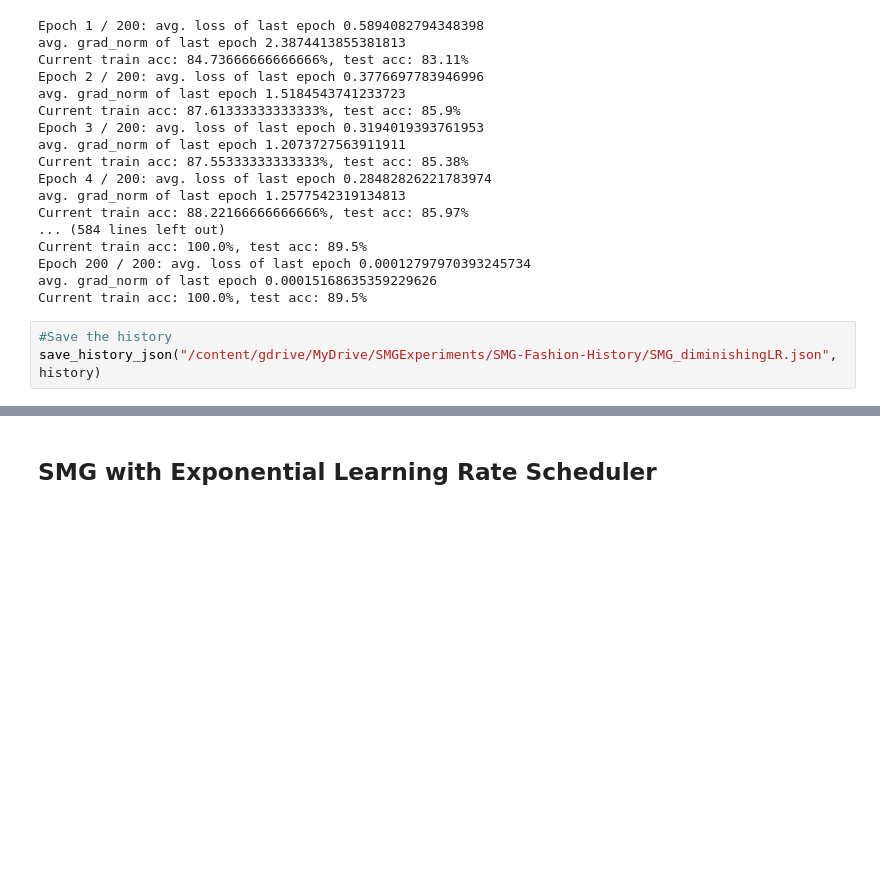
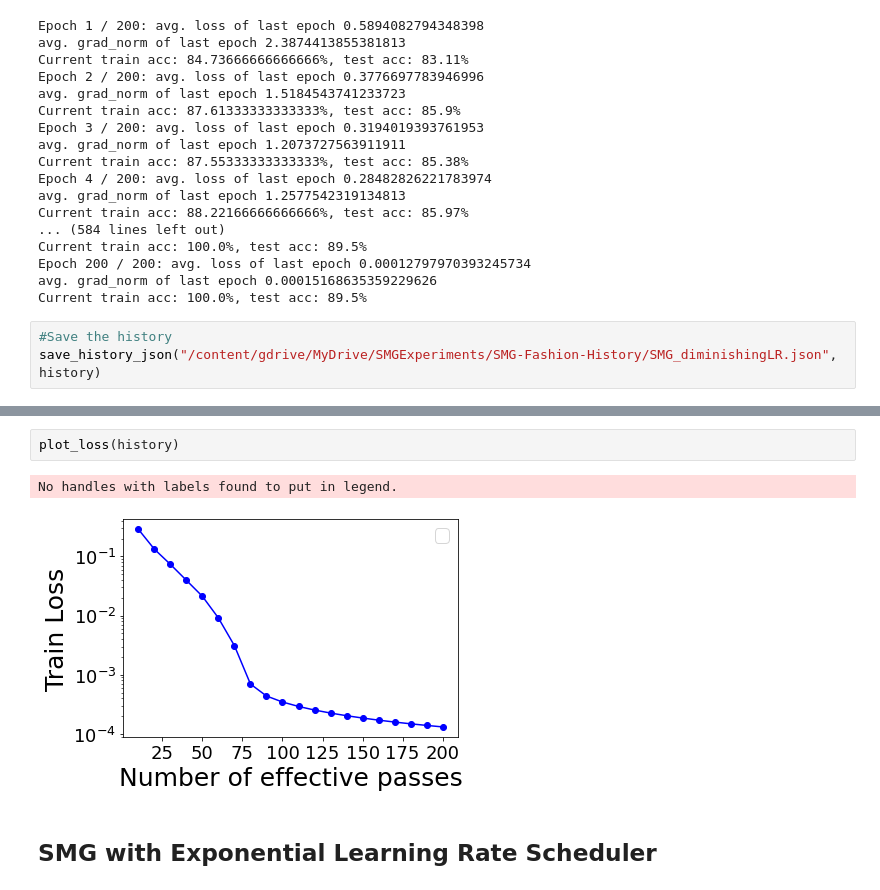
Before and after one commit to CENG501-Projects/CENG501-Spring2022, a Jupyter notebook: Project_Kose_Varli/experiments/fashionmnist_experiments.ipynb, the cells around one changed output, grey strips where cells are left out. Drawn from its saved outputs; the diff is of its cells as text; blank space fills up the shorter version.

```diff
--- a/Project_Kose_Varli/experiments/fashionmnist_experiments.ipynb
+++ b/Project_Kose_Varli/experiments/fashionmnist_experiments.ipynb
@@ -597,3 +599,8 @@ No handles with labels found to put in legend.
+# %%
+plot_loss(history)
+# %% [output]
+No handles with labels found to put in legend.
+[figure, added]
 # %% [markdown]
 ## SMG with Exponential Learning Rate Scheduler
 # %%
```
Also changed, not shown: parts of 17 cells of this notebook.
